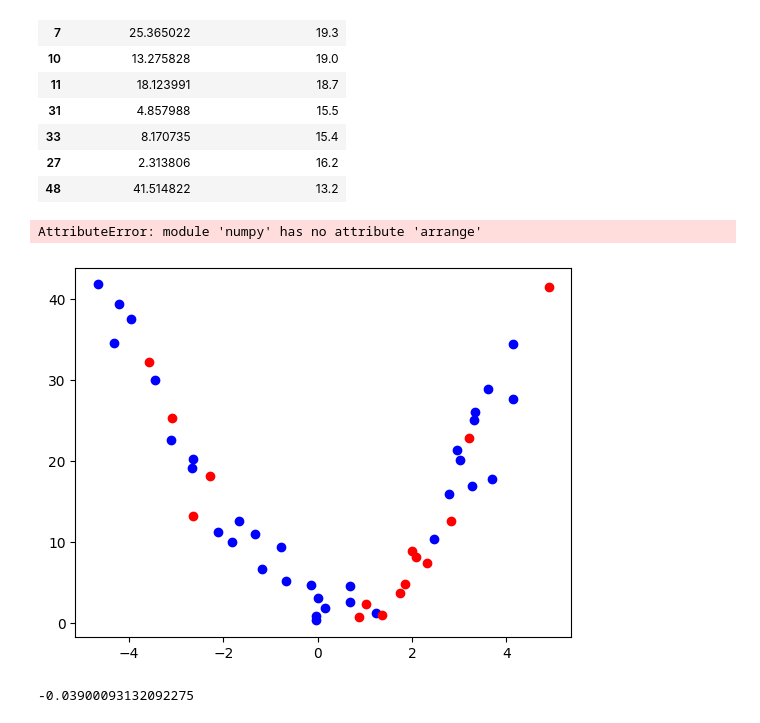
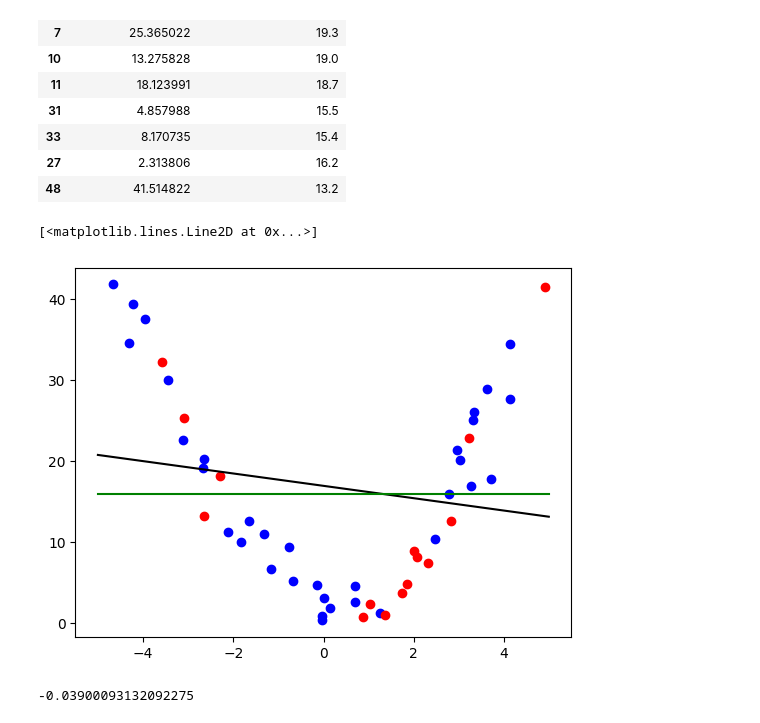
Before and after one commit to michelleabraham-git/Stats_minor, a Jupyter notebook: Copy_of_CSSL_06_polynomial_regression_bias_variance_tradeoff.ipynb, the cells around one changed output. Saved outputs shown, nothing was run; the diff lists cells and outputs as text; code cells hidden in the pictures.

```diff
--- a/Copy_of_CSSL_06_polynomial_regression_bias_variance_tradeoff.ipynb
+++ b/Copy_of_CSSL_06_polynomial_regression_bias_variance_tradeoff.ipynb
@@ -173,14 +173,14 @@ pd.DataFrame({"Actual Performance" : y_test, "Predicted  Performance" : predict}
 # %%
 plt.figure()
 plt.scatter(X_train, y_train, c='b')
 plt.scatter(X_test, y_test, c='r')
-x_values = np.arrange(-5,5,0.01)
+x_values = np.arange(-5,5,0.01)
 y_values = model.coef_[0]*x_values + model.intercept_
 plt.plot(x_values, y_values,"k")
-plt.plot(x_values,[np.mean(y)]*len(x_values,c="g"))
+plt.plot(x_values,[np.mean(y)]*len(x_values),c="g")
 # %% [output]
-AttributeError: module 'numpy' has no attribute 'arrange'
+[<matplotlib.lines.Line2D at 0x...>]
-[figure, old version]
+[figure, new version]
 # %%
 
 r2_score(y_test,predict)
```
Also changed, not shown: parts of 5 cells of this notebook.
